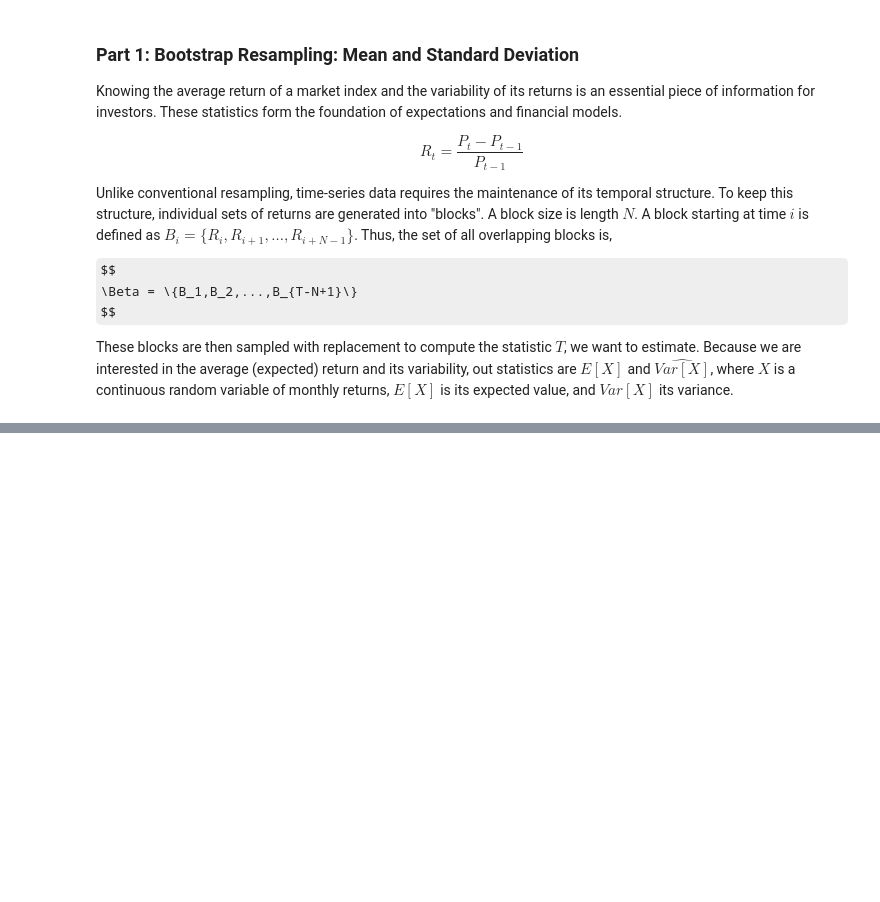
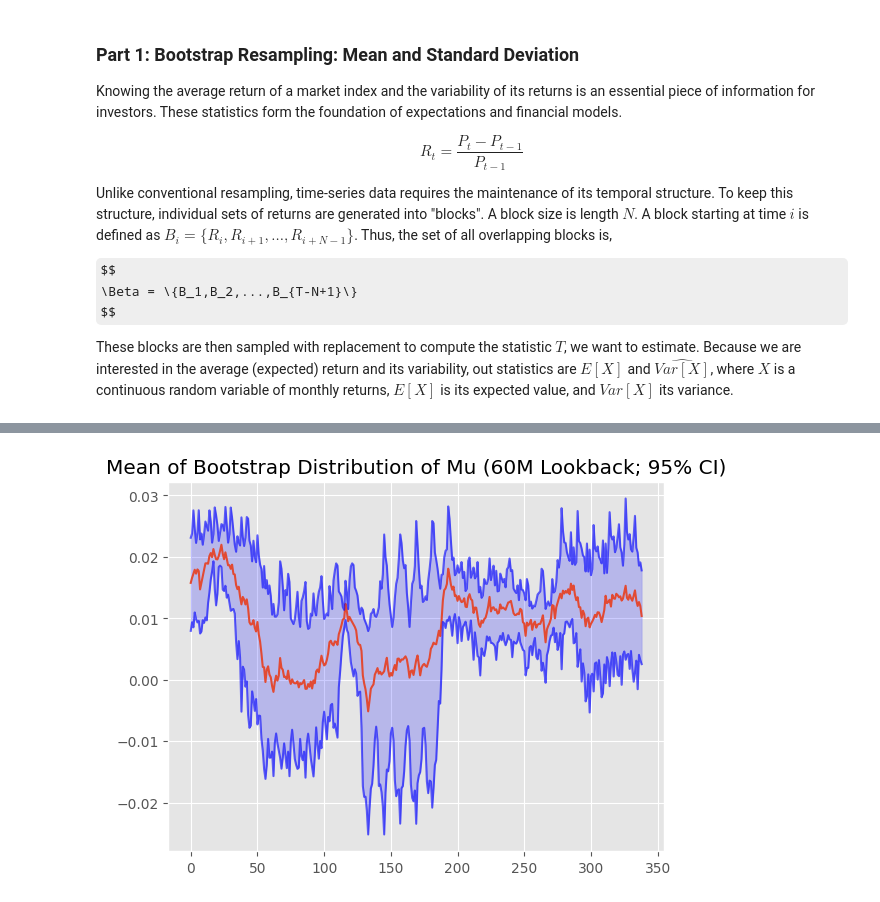
Before and after one commit to tzabilowicz/DataScience, a Jupyter notebook: bootstrap/spy_bootstrap.ipynb, the cells around one changed output, grey strips where cells are left out. Cells and saved outputs as stored; diff of their text form; code cells hidden in the pictures; some formulas as TeX source; blank space fills up the shorter version.

```diff
--- a/bootstrap/spy_bootstrap.ipynb
+++ b/bootstrap/spy_bootstrap.ipynb
@@ -159,34 +151,0 @@ By estimating the sampling distribution of mean-variance weights, we can ask mor
-# %%
-# Updated Bootstrap Loop with Shrinkage and Constraints
-B = 10_000
-L = 60
-block_len = 12
-rng = np.random.default_rng()
-
-# 1. Calculate global variance for shrinkage target
-global_var = returns.var()
-delta = 0.2  # Shrinkage factor (20% weight to global average)
-
-bootstrap_stats = {"w": [], "mu": [], "sd": []}
-
-for t in range(L, len(returns)):
-    s_returns = np.asarray(returns[t-60:t])
-    N = len(s_returns) - block_len + 1
-    blocks = np.lib.stride_tricks.sliding_window_view(s_returns, block_len)
-    k = int(np.ceil(len(s_returns) / block_len))
-
-    idx = rng.integers(0, N, size=(B, k))
-    sample = blocks[idx].reshape(B, -1)[:, :len(s_returns)]
-
-    mu_t = sample.mean(axis=1)
-    # 2. Apply Shrinkage to the Variance
-    # This prevents the weight from exploding when sample variance is low
-    var_t = (1 - delta) * sample.var(axis=1) + delta * global_var
-
-    # 3. Apply Weight Constraints (Long-only, capped at 1.5x leverage)
-    raw_w = mu_t / var_t
-    constrained_w = np.clip(raw_w, 0, 1.5)
-
-    bootstrap_stats["w"].append(constrained_w)
-    bootstrap_stats["mu"].append(mu_t)
-    bootstrap_stats["sd"].append(np.sqrt(var_t))
@@ -196,0 +218,11 @@ Before generating position sizing rules, lets visually see how the bootstrap sam
+# %%
+x = np.arange(len(bootstrap_mu))
+
+plt.plot(x, bootstrap_mu)
+plt.plot(x, ci_mu_lower, color="blue", alpha=0.60)
+plt.plot(x, ci_mu_upper, color="blue", alpha=0.60)
+plt.fill_between(x, ci_mu_lower, ci_mu_upper, color="blue", alpha=0.2)
+plt.title("Mean of Bootstrap Distribution of Mu (60M Lookback; 95% CI)")
+plt.show()
+# %% [output]
+[figure, added]
```
Also changed, not shown: parts of 18 cells of this notebook.
